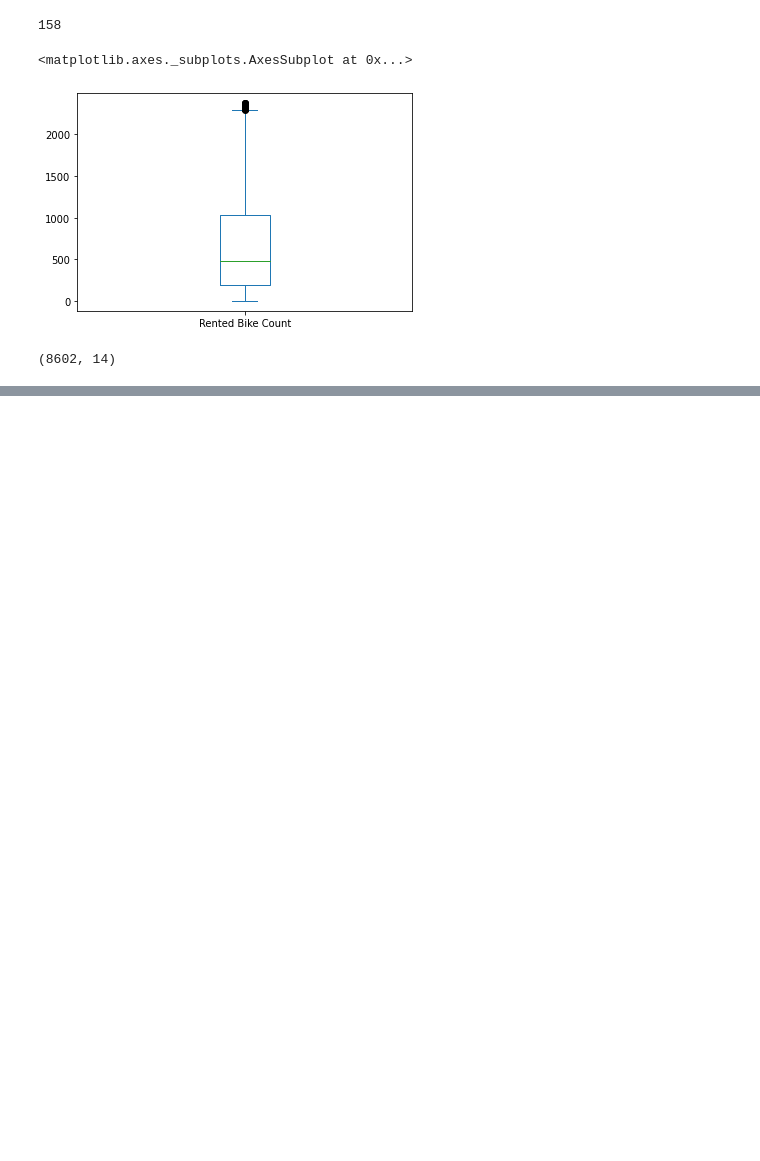
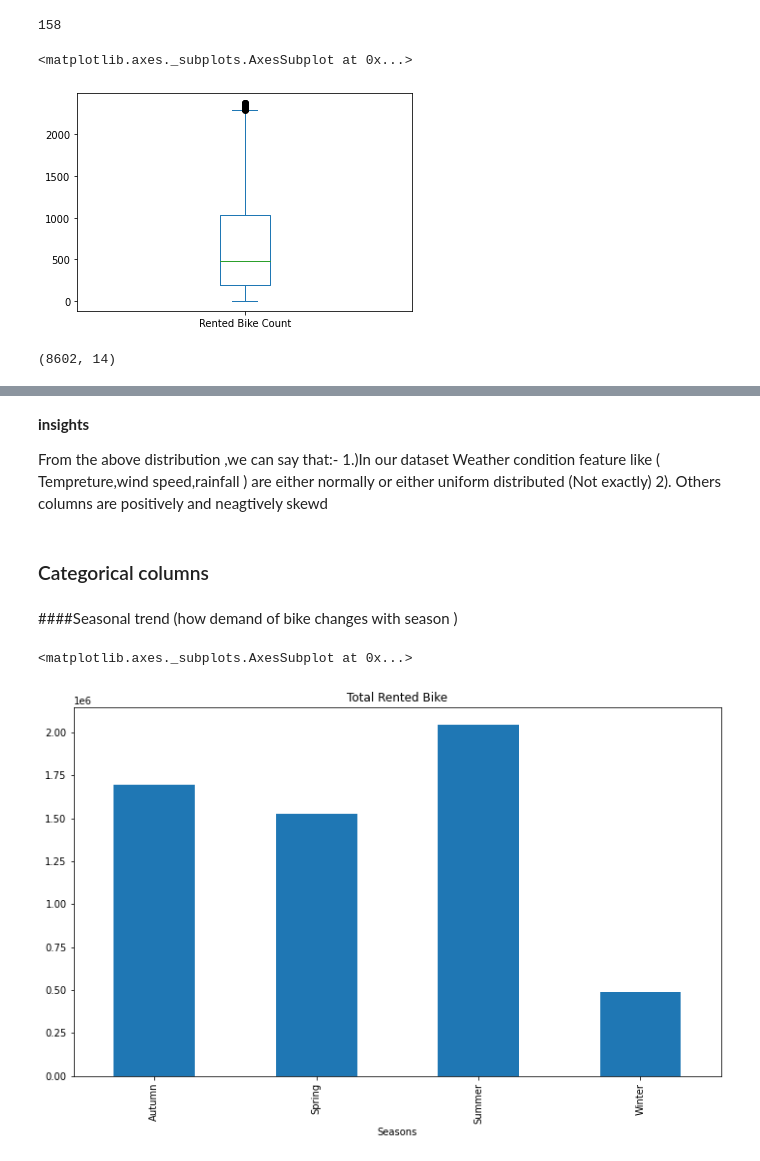
Before and after one commit to rohit-1026/Bike-Sharing-Demand-Prediction, a Jupyter notebook: Bike_Sharing_Demand_Prediction_Capstone_Project.ipynb, the cells around one changed output, grey strips where cells are left out. Drawn from its saved outputs; the diff is of its cells as text; code cells hidden in the pictures; blank space fills up the shorter version.

```diff
--- a/Bike_Sharing_Demand_Prediction_Capstone_Project.ipynb
+++ b/Bike_Sharing_Demand_Prediction_Capstone_Project.ipynb
@@ -269,0 +336,18 @@ Bike_df_copy.shape
+# %% [markdown]
+**insights**
+
+From the above distribution ,we can say that:-
+1.)In our dataset Weather condition feature like ( Tempreture,wind speed,rainfall ) are either normally or either uniform distributed (Not exactly)
+2). Others columns are positively and neagtively skewd
+# %% [markdown]
+### Categorical columns
+# %% [markdown]
+####Seasonal trend (how demand of bike changes with season )
+# %%
+ #creating plot
+ plt.figure(figsize= (12,7))
+ plt.title("Total Rented Bike")
+ Bike_df_copy.groupby('Seasons')['Rented Bike Count'].sum().plot.bar() #pie(autopct='%1.1f%%', shadow=True, startangle=0)
+# %% [output]
+<matplotlib.axes._subplots.AxesSubplot at 0x...>
+[figure, added]
```
Also changed, not shown: parts of 26 cells of this notebook.
